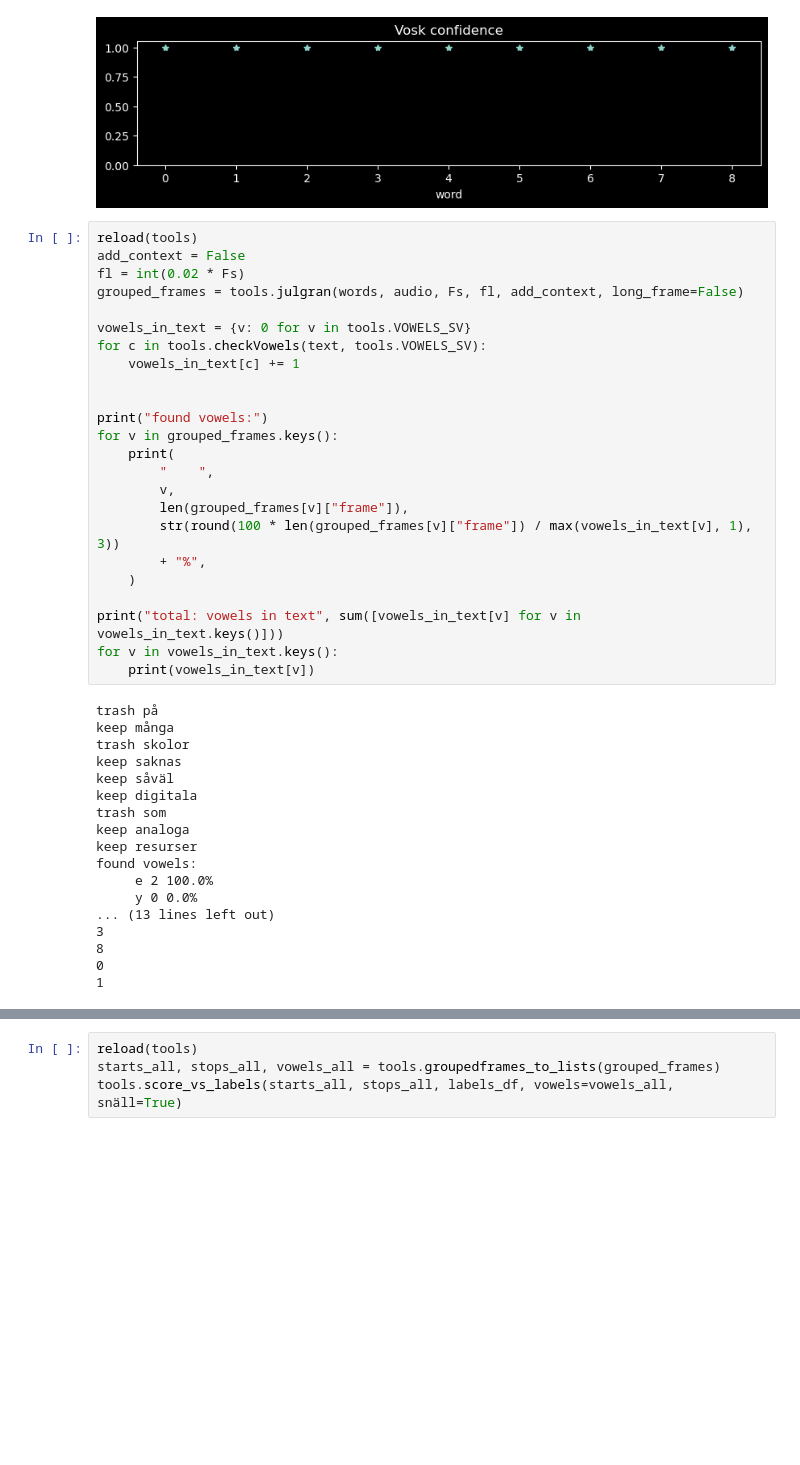
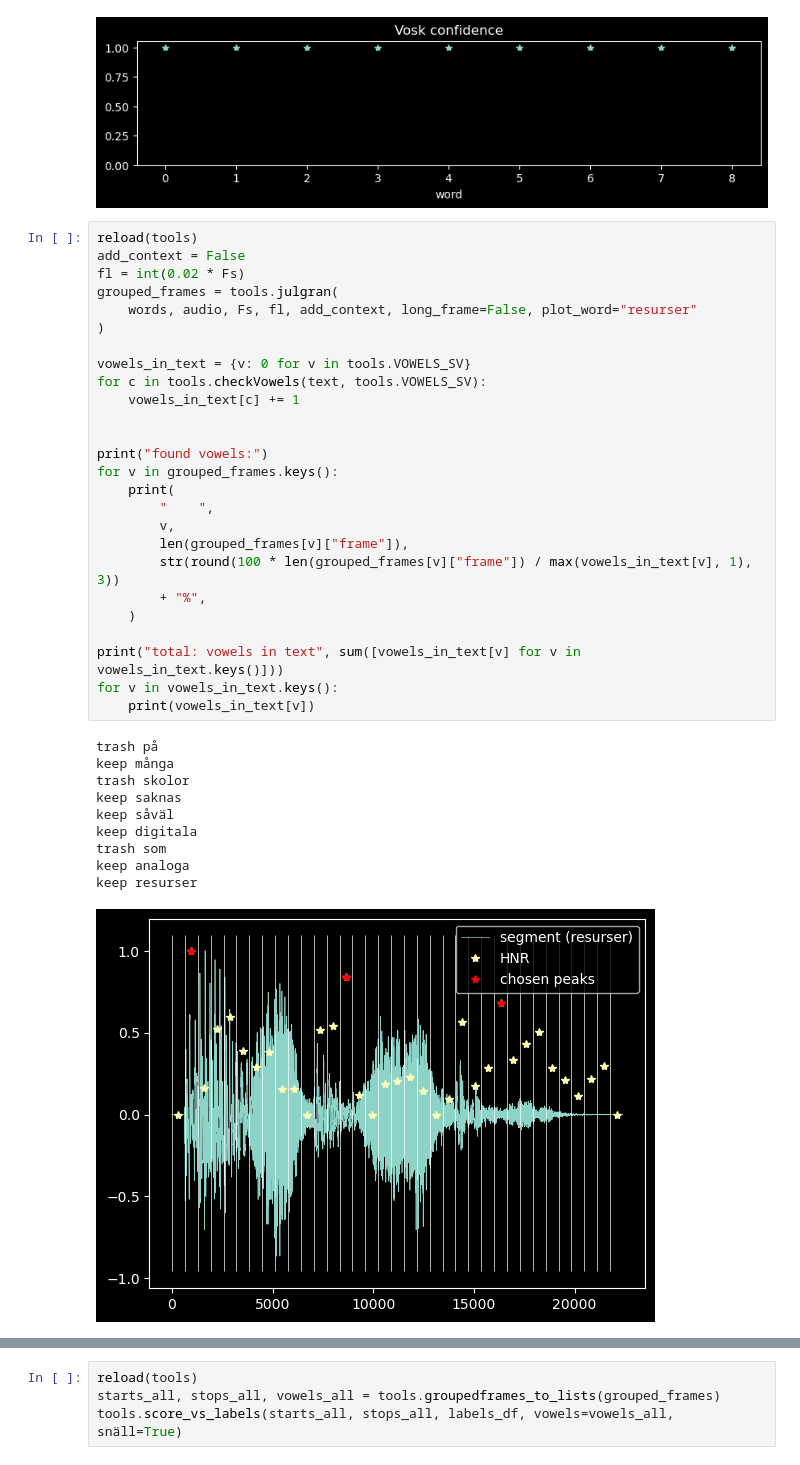
Before and after one commit to TobiasBjork/VowelProject, a Jupyter notebook: evaluation_labels.ipynb, the cells around one changed output, grey strips where cells are left out. Cells and saved outputs as stored; diff of their text form; blank space fills up the shorter version.

```diff
--- a/evaluation_labels.ipynb
+++ b/evaluation_labels.ipynb
@@ -69,41 +69,36 @@ på många skolor saknas såväl digitala som analoga resurser
 reload(tools)
 add_context = False
 fl = int(0.02 * Fs)
-grouped_frames = tools.julgran(words, audio, Fs, fl, add_context, long_frame=False)
+grouped_frames = tools.julgran(
+    words, audio, Fs, fl, add_context, long_frame=False, plot_word="resurser"
+)
 
 vowels_in_text = {v: 0 for v in tools.VOWELS_SV}
 for c in tools.checkVowels(text, tools.VOWELS_SV):
     vowels_in_text[c] += 1
 
 
 print("found vowels:")
 for v in grouped_frames.keys():
     print(
         "    ",
         v,
         len(grouped_frames[v]["frame"]),
         str(round(100 * len(grouped_frames[v]["frame"]) / max(vowels_in_text[v], 1), 3))
         + "%",
     )
 
 print("total: vowels in text", sum([vowels_in_text[v] for v in vowels_in_text.keys()]))
 for v in vowels_in_text.keys():
     print(vowels_in_text[v])
 # %% [output]
 trash på
 keep många
 trash skolor
 keep saknas
 keep såväl
 keep digitala
 trash som
 keep analoga
 keep resurser
-found vowels:
-     e 2 100.0%
-     y 0 0.0%
-... (13 lines left out)
-3
-8
-0
-1
+[figure, added]
```
Also changed, not shown: parts of 2 cells of this notebook, 4 other files.
